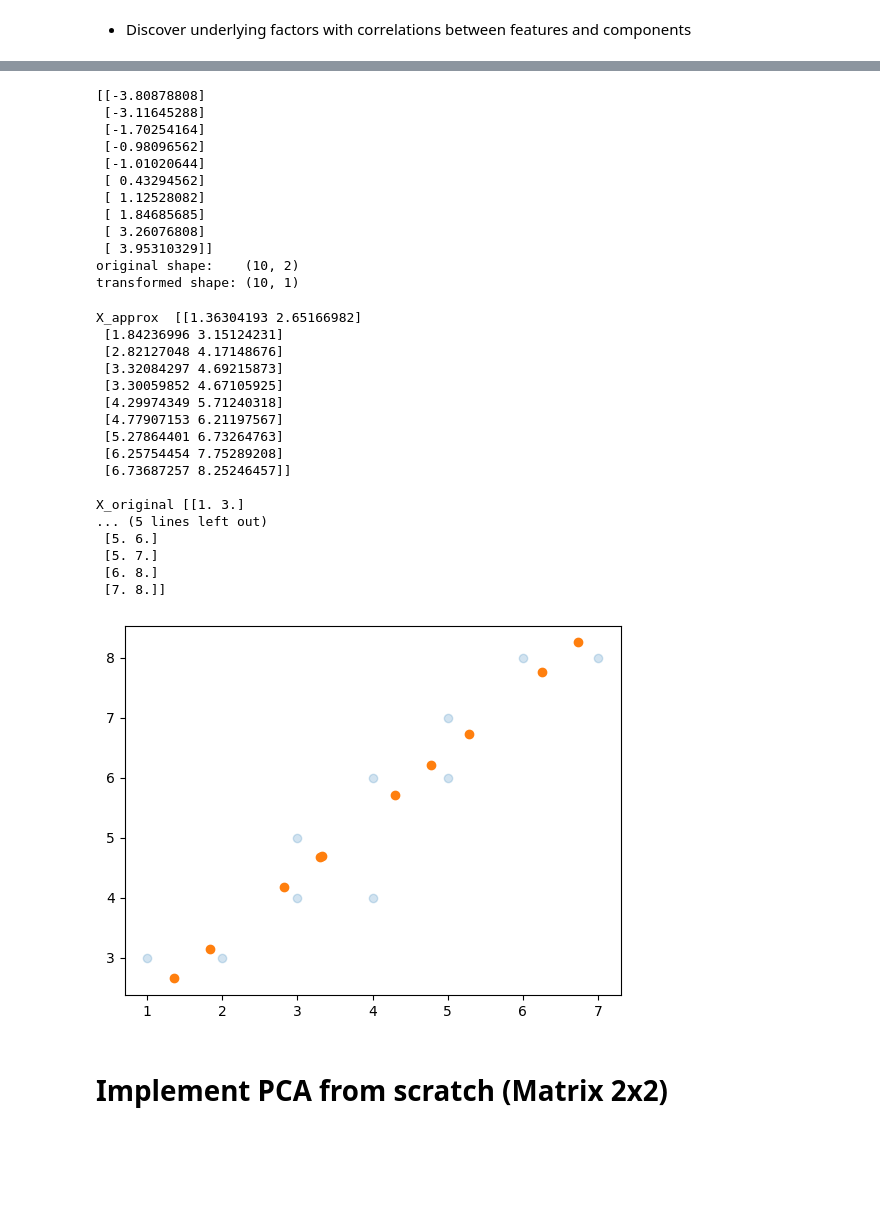
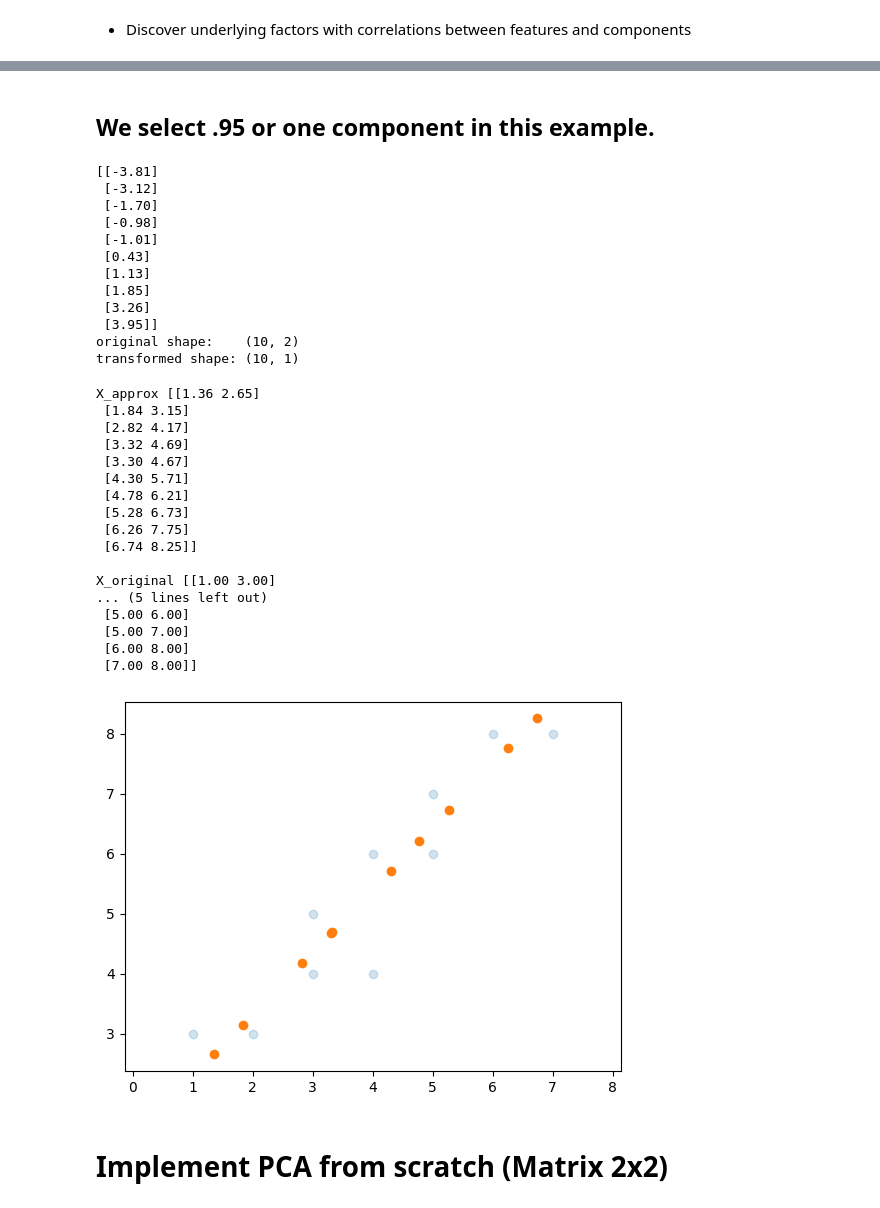
Before and after one commit to ekaratnida/Applied-machine-learning, a Jupyter notebook: Week15-pca/PCA.ipynb, the cells around one changed output, grey strips where cells are left out. Drawn from its saved outputs; the diff is of its cells as text; code cells hidden in the pictures; blank space fills up the shorter version.

```diff
--- a/Week15-pca/PCA.ipynb
+++ b/Week15-pca/PCA.ipynb
@@ -65,51 +70,58 @@ eigenvectors (vectors)  [[ 0.6923352   0.72157603]
+# %% [markdown]
+## We select .95 or one component in this example.
 # %%
-pca = PCA(n_components=1)
-pca.fit(X)
-X_pca = pca.transform(X) #p.14 on slide
+pca1 = PCA(n_components=1) # .95
+pca1.fit(X)
+
+X_pca = pca1.transform(X) #p.14 on slide
 print(X_pca)
 print("original shape:   ", X.shape)
 print("transformed shape:", X_pca.shape)
 # %% [output]
-[[-3.80878808]
- [-3.11645288]
- [-1.70254164]
- [-0.98096562]
- [-1.01020644]
- [ 0.43294562]
- [ 1.12528082]
- [ 1.84685685]
- [ 3.26076808]
- [ 3.95310329]]
+[[-3.81]
+ [-3.12]
+ [-1.70]
+ [-0.98]
+ [-1.01]
+ [0.43]
+ [1.13]
+ [1.85]
+ [3.26]
+ [3.95]]
 original shape:    (10, 2)
 transformed shape: (10, 1)
 # %%
-X_approx = pca.inverse_transform(X_pca)
-print("X_approx ", X_approx, " \n ")
-print("X_original",X)
+X_approx = pca1.inverse_transform(X_pca)
+print(f"X_approx {X_approx} \n ")
+print(f"X_original {X}")
+
+#Plot X original
 plt.scatter(X[:, 0], X[:, 1], alpha=0.2)
-#ต้องปัดทศนิยมก่อน Ceil function
-plt.scatter(X_approx[:, 0], X_approx[:, 1], alpha=1)
+
+#Plot X approximate
+plt.scatter(X_approx[:, 0], X_approx[:, 1])
+
+plt.axis('equal')
 plt.show()
-#plt.axis('equal');
 # %% [output]
-X_approx  [[1.36304193 2.65166982]
- [1.84236996 3.15124231]
- [2.82127048 4.17148676]
- [3.32084297 4.69215873]
- [3.30059852 4.67105925]
- [4.29974349 5.71240318]
- [4.77907153 6.21197567]
- [5.27864401 6.73264763]
- [6.25754454 7.75289208]
- [6.73687257 8.25246457]]
+X_approx [[1.36 2.65]
+ [1.84 3.15]
+ [2.82 4.17]
+ [3.32 4.69]
+ [3.30 4.67]
+ [4.30 5.71]
+ [4.78 6.21]
+ [5.28 6.73]
+ [6.26 7.75]
+ [6.74 8.25]]
 
-X_original [[1. 3.]
+X_original [[1.00 3.00]
 ... (5 lines left out)
- [5. 6.]
- [5. 7.]
- [6. 8.]
- [7. 8.]]
+ [5.00 6.00]
+ [5.00 7.00]
+ [6.00 8.00]
+ [7.00 8.00]]
-[figure, old version]
+[figure, new version]
 # %% [markdown]
 # Implement PCA from scratch (Matrix 2x2)
 # %%
```
Also changed, not shown: parts of 16 cells of this notebook.
